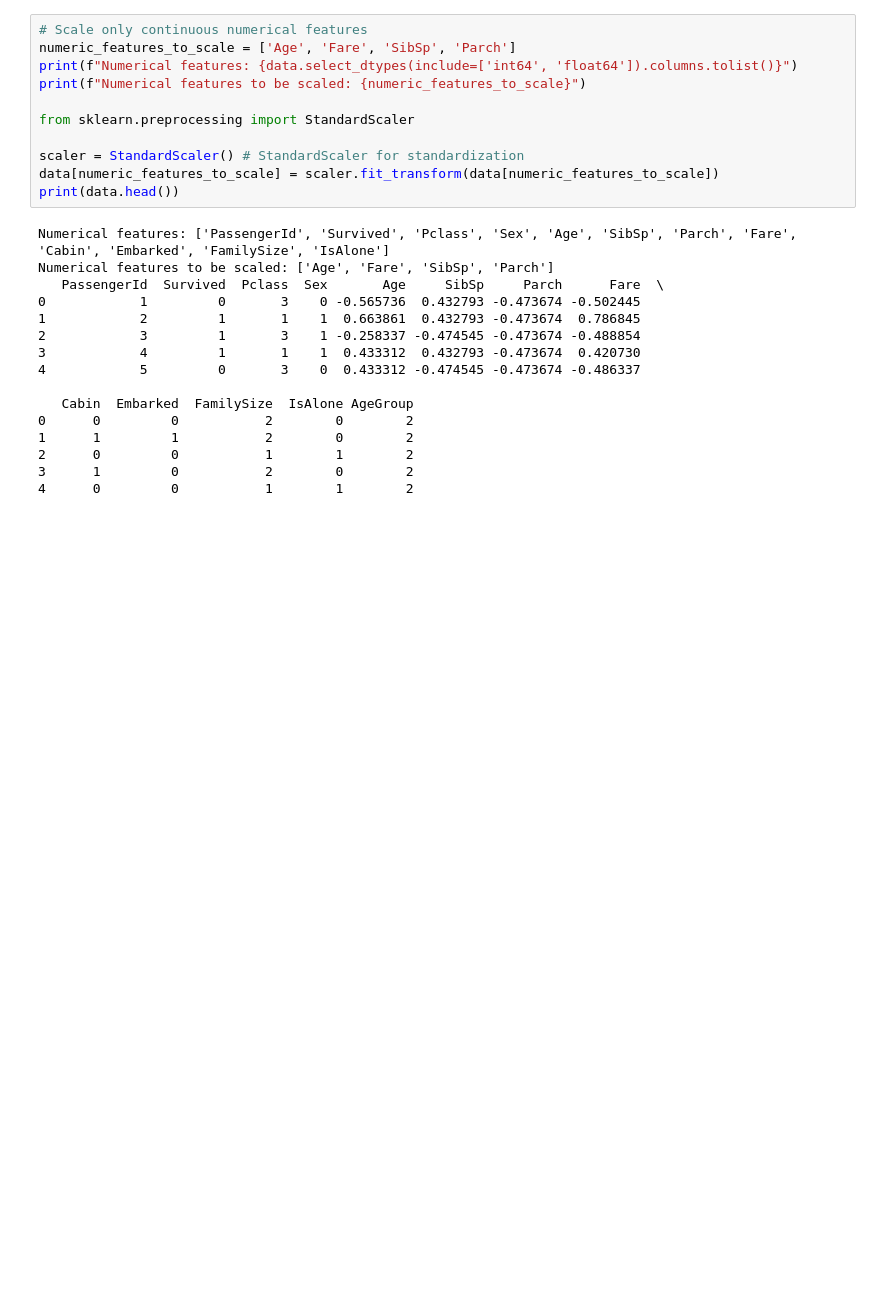
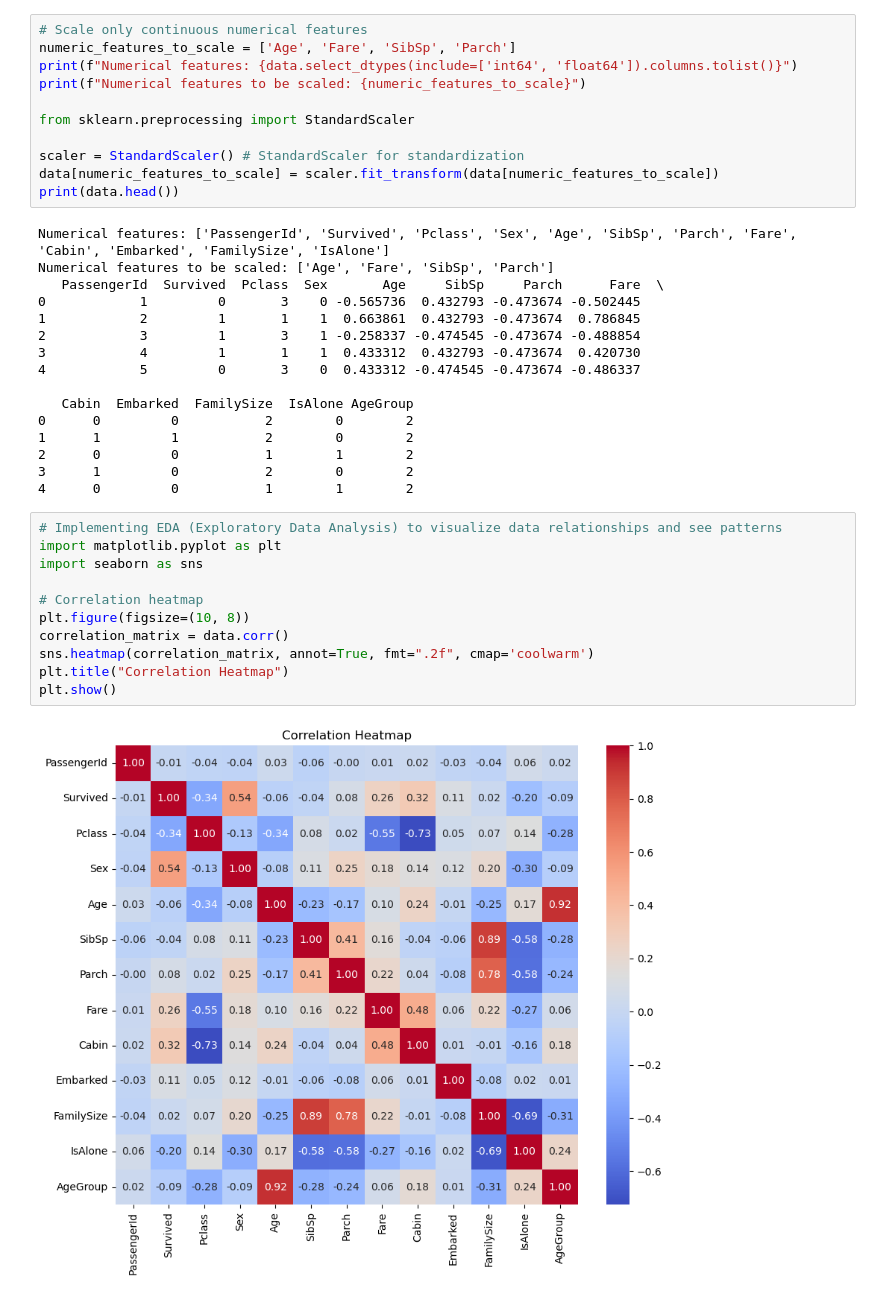
Before and after one commit to Manouso/mini-projects, a Jupyter notebook: data-preprocessing/data_preprocessing.ipynb, the cells around one changed output. Cells and saved outputs as stored; diff of their text form; blank space fills up the shorter version.

Commit message:
feat: Implemented EDA and completed data preprocessing.

```diff
--- a/data-preprocessing/data_preprocessing.ipynb
+++ b/data-preprocessing/data_preprocessing.ipynb
@@ -133,3 +133,16 @@ Numerical features to be scaled: ['Age', 'Fare', 'SibSp', 'Parch']
 2      0         0           1        1        2
 3      1         0           2        0        2
 4      0         0           1        1        2
+# %%
+# Implementing EDA (Exploratory Data Analysis) to visualize data relationships and see patterns
+import matplotlib.pyplot as plt
+import seaborn as sns
+
+# Correlation heatmap
+plt.figure(figsize=(10, 8))
+correlation_matrix = data.corr()
+sns.heatmap(correlation_matrix, annot=True, fmt=".2f", cmap='coolwarm')
+plt.title("Correlation Heatmap")
+plt.show()
+# %% [output]
+[figure, added]
```
Also changed, not shown: parts of 5 cells of this notebook, 2 other files.
